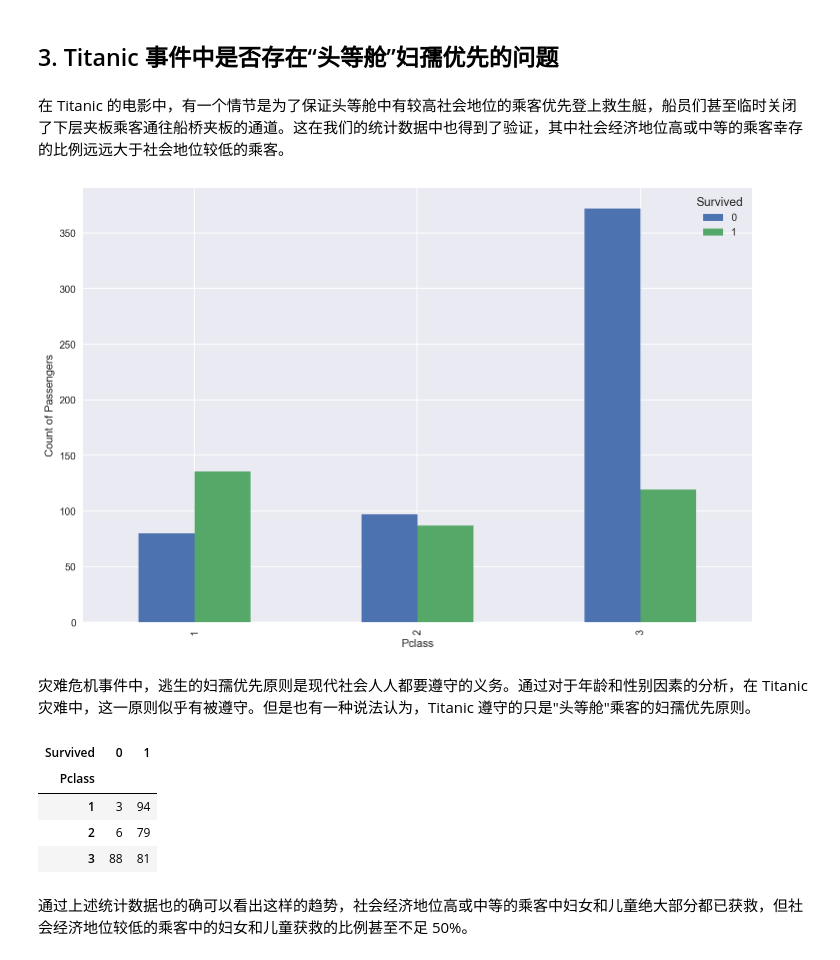
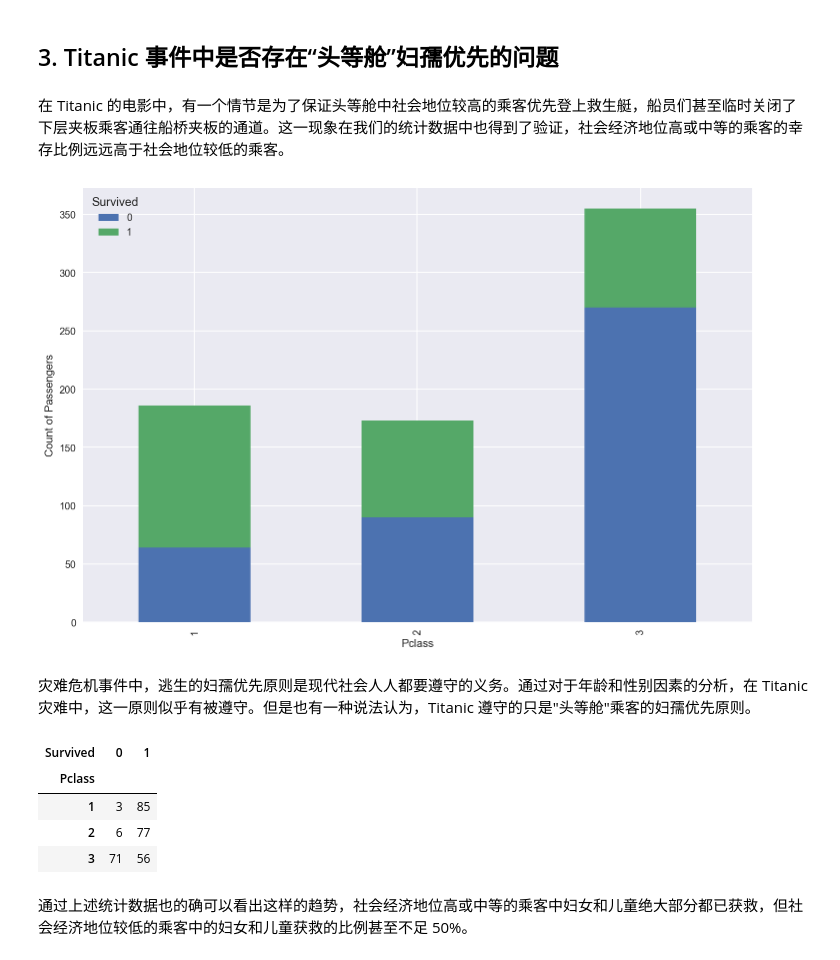
Before and after one commit to dragonkid/DAND, a Jupyter notebook: P2/titanic.ipynb, the cells around one changed output. Drawn from its saved outputs; the diff is of its cells as text; code cells hidden in the pictures.

```diff
--- a/P2/titanic.ipynb
+++ b/P2/titanic.ipynb
@@ -115,0 +112,2 @@ memory usage: 83.6+ KB
+# %%
+passengers.dropna(subset=['Age'], inplace=True)
@@ -116,3 +116,5 @@ memory usage: 83.6+ KB
+# %%
+passengers.Age = passengers.Age.apply(np.ceil)
 # %% [markdown]
 幸存者人数和遇难者人数统计如下：
 # %%
@@ -227,12 +228,12 @@ P-value 远小于 5%，说明 12 岁以下的小孩更有可能幸存。
 # %% [markdown]
 ## 3. Titanic 事件中是否存在“头等舱”妇孺优先的问题
 # %% [markdown]
-在 Titanic 的电影中，有一个情节是为了保证头等舱中有较高社会地位的乘客优先登上救生艇，船员们甚至临时关闭了下层夹板乘客通往船桥夹板的通道。这在我们的统计数据中也得到了验证，其中社会经济地位高或中等的乘客幸存的比例远远大于社会地位较低的乘客。
+在 Titanic 的电影中，有一个情节是为了保证头等舱中社会地位较高的乘客优先登上救生艇，船员们甚至临时关闭了下层夹板乘客通往船桥夹板的通道。这一现象在我们的统计数据中也得到了验证，社会经济地位高或中等的乘客的幸存比例远远高于社会地位较低的乘客。
 # %%
-passengers.groupby(['Pclass', 'Survived']).Survived.count().unstack().plot.bar();
+passengers.groupby(['Pclass', 'Survived']).Survived.count().unstack().plot.bar(stacked=True);
 plt.ylabel('Count of Passengers');
 # %% [output]
-[figure, old version]
+[figure, new version]
 # %% [markdown]
 灾难危机事件中，逃生的妇孺优先原则是现代社会人人都要遵守的义务。通过对于年龄和性别因素的分析，在 Titanic 灾难中，这一原则似乎有被遵守。但是也有一种说法认为，Titanic 遵守的只是"头等舱"乘客的妇孺优先原则。
 # %%
@@ -241,9 +242,9 @@ female_child_fq
 # %% [output]
 | Survived | 0 | 1 |
 | Pclass |  |  |
-| 1 | 3 | 94 |
-| 2 | 6 | 79 |
-| 3 | 88 | 81 |
+| 1 | 3 | 85 |
+| 2 | 6 | 77 |
+| 3 | 71 | 56 |
 # %% [markdown]
 通过上述统计数据也的确可以看出这样的趋势，社会经济地位高或中等的乘客中妇女和儿童绝大部分都已获救，但社会经济地位较低的乘客中的妇女和儿童获救的比例甚至不足 50%。
 # %% [markdown]
```
Also changed, not shown: parts of 20 cells of this notebook, 5 other files.
